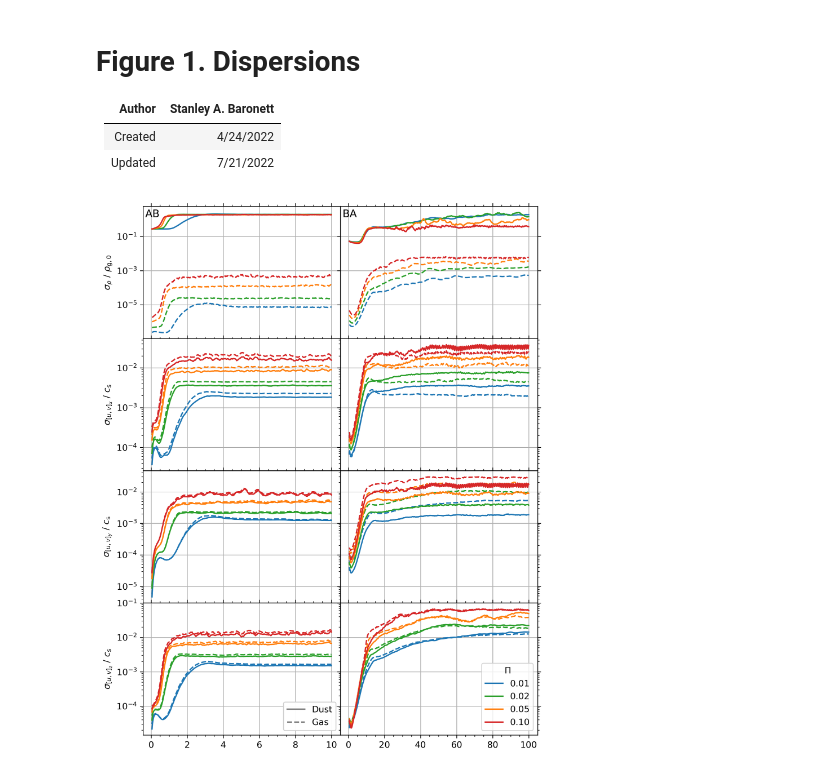
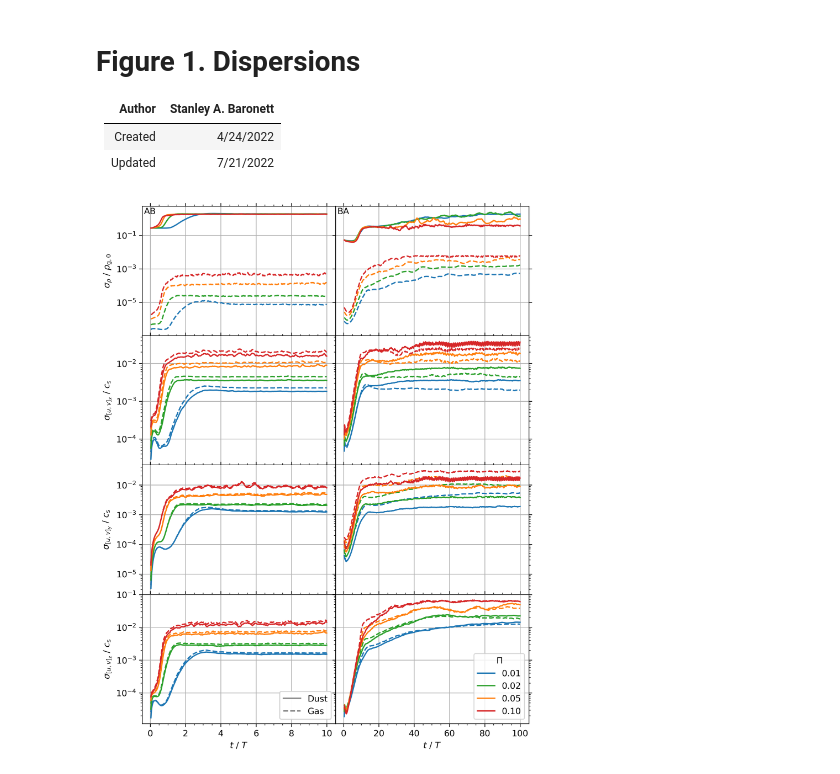
Before and after one commit to sabaronett/streaming-instability, a Jupyter notebook: ipynb/Dispersions.ipynb, the cells around one changed output. Cells and saved outputs as stored; diff of their text form; code cells hidden in the pictures.

Commit message:
Fix x-axis label; adjust plot start index

```diff
--- a/ipynb/Dispersions.ipynb
+++ b/ipynb/Dispersions.ipynb
@@ -17,7 +17,7 @@ cases = ['AB', 'BA']
 Pis = [['0.01', 'tab:blue'], ['0.02', 'tab:green'],
        ['0.05', 'tab:orange'], ['0.10', 'tab:red']]
 res = '2048'
-psi = 5 # Plot starting index
+psi = 4 # Plot starting index
 lns = []
 
 for i, run in enumerate(cases):
@@ -58,35 +58,35 @@ for i, run in enumerate(cases):
         axs[1][i].semilogy(hst['time'][psi:], sd_ux[psi:]/c_s, color=Pi[1], ls='--')
         axs[2][i].semilogy(hst['time'][psi:], sd_uy[psi:]/c_s, color=Pi[1], ls='--')
         axs[3][i].semilogy(hst['time'][psi:], sd_uz[psi:]/c_s, color=Pi[1], ls='--')
 
 # Plot ghost points for colorless line style legend
 ls_dust, = axs[3][0].semilogy([], [], color='tab:gray', label='Dust')
 ls_gas,  = axs[3][0].semilogy([], [], color='tab:gray', ls='--', label='Gas')
 
 # Add multiple legends
 legend_ls = axs[3, 0].legend(handles=[ls_dust, ls_gas], loc='lower right')
 axs[3, 0].add_artist(legend_ls)
 axs[3, 1].legend(handles=lns[:4], loc='lower right', title=r'$\Pi$')
 
 # Format subplots
 for ax in axs.flat:
     ax.grid()
     ax.minorticks_on()
     ax.tick_params(which='both', top=True, right=True)
 
 axs[0, 0].set(ylabel=r'$\sigma_\rho$ / $\rho_\mathrm{g,0}$')
 axs[1, 0].set(ylabel=r'$\sigma_{[u,v]_x}$ / $c_\mathrm{s}$')
 axs[2, 0].set(ylabel=r'$\sigma_{[u,v]_y}$ / $c_\mathrm{s}$')
 axs[3, 0].set(ylabel=r'$\sigma_{[u,v]_z}$ / $c_\mathrm{s}$')
-axs[2, 0].set(xlabel=r'$t$ / $T$')
-axs[2, 1].set(xlabel=r'$t$ / $T$')
-axs[0, 0].text(0.01, 0.98, 'AB', ha='left', va='top', size='large',
+axs[3, 0].set(xlabel=r'$t$ / $T$')
+axs[3, 1].set(xlabel=r'$t$ / $T$')
+axs[0, 0].text(0.01, 0.99, 'AB', ha='left', va='top',
                transform=axs[0, 0].transAxes)
-axs[0, 1].text(0.01, 0.98, 'BA', ha='left', va='top', size='large',
+axs[0, 1].text(0.01, 0.99, 'BA', ha='left', va='top',
                transform=axs[0, 1].transAxes)
 
 plt.subplots_adjust(hspace=0, wspace=0)
 plt.savefig('figs/dispersions.pdf', bbox_inches='tight', pad_inches=0.01)
 # plt.savefig('figs/dispersions.png', bbox_inches='tight', pad_inches=0.01)
 # %% [output]
-[figure, old version]
+[figure, new version]
```
